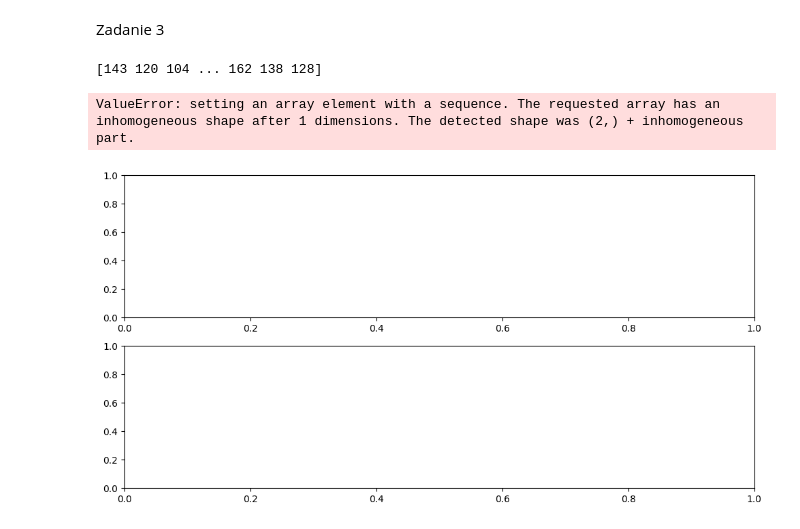
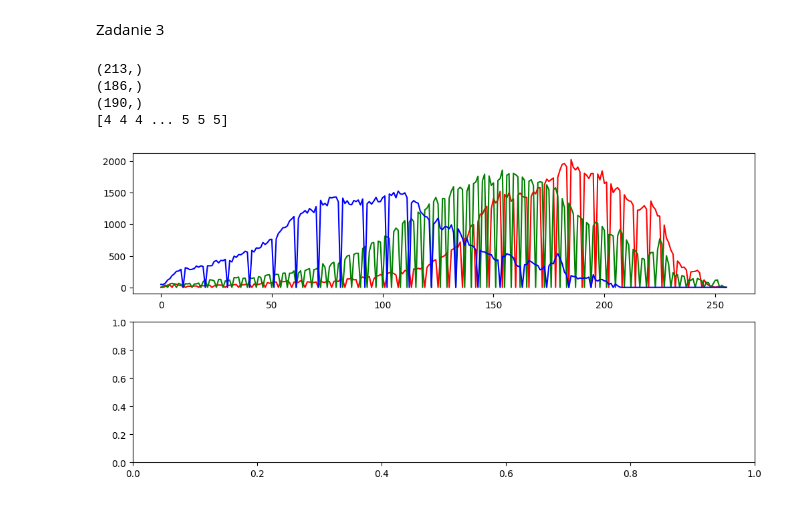
Before and after one commit to Ddestrei/Signal_and_image_processing, a Jupyter notebook: LAB2/lab2.ipynb, the cells around one changed output. Saved outputs shown, nothing was run; the diff lists cells and outputs as text; code cells hidden in the pictures.

```diff
--- a/LAB2/lab2.ipynb
+++ b/LAB2/lab2.ipynb
@@ -56,20 +57,37 @@ Zadanie 3
 # %%
 import matplotlib.pyplot as plt
 import numpy as np
 import skimage as sk
 
 chelsea = sk.data.chelsea()
-plt.subplots(2,1,figsize=(12,6))
-plt.subplot(2,1,1)
-hist = np.histogram(chelsea[0], bins=256)
-hist1 = np.histogram(chelsea[1], bins=256)
-hist2 = np.histogram(chelsea[2], bins=256)
-print(chelsea.flatten())
-plt.plot(np.linspace(0,255,1),hist)
-plt.plot(np.linspace(0,255,1),hist1)
-plt.plot(np.linspace(0,255,1),hist2)
+red = np.zeros(chelsea.shape[0] * chelsea.shape[1], dtype=np.uint8)
+green = np.zeros(chelsea.shape[0] * chelsea.shape[1], dtype=np.uint8)
+blue = np.zeros(chelsea.shape[0] * chelsea.shape[1], dtype=np.uint8)
+counter = 0
+for i in range(chelsea.shape[0]):
+    for j in range(chelsea.shape[1]):
+        red[counter] = chelsea[i, j][0]
+        green[counter] = chelsea[i, j][1]
+        blue[counter] = chelsea[i, j][2]
+        counter += 1
+
+print(np.unique(red).shape)
+print(np.unique(green).shape)
+print(np.unique(blue).shape)
+plt.subplots(2, 1, figsize=(12, 6))
+plt.subplot(2, 1, 1)
+plt.plot(np.histogram(red, bins=256)[0], label='red', color='r')
+plt.plot(np.histogram(green, bins=256)[0], label='green', color='g')
+plt.plot(np.histogram(blue, bins=256)[0], label='blue', color='b')
+plt.subplot(2, 1, 2)
+
+red_reduced = red//32
+red_summed = np.cumsum(red)
+print(red_reduced)
 plt.show()
 # %% [output]
-[143 120 104 ... 162 138 128]
+(213,)
+(186,)
+(190,)
+[4 4 4 ... 5 5 5]
-ValueError: setting an array element with a sequence. The requested array has an inhomogeneous shape after 1 dimensions. The detected shape was (2,) + inhomogeneous part.
-[figure, old version]
+[figure, new version]
```
Also changed, not shown: parts of 2 cells of this notebook.
